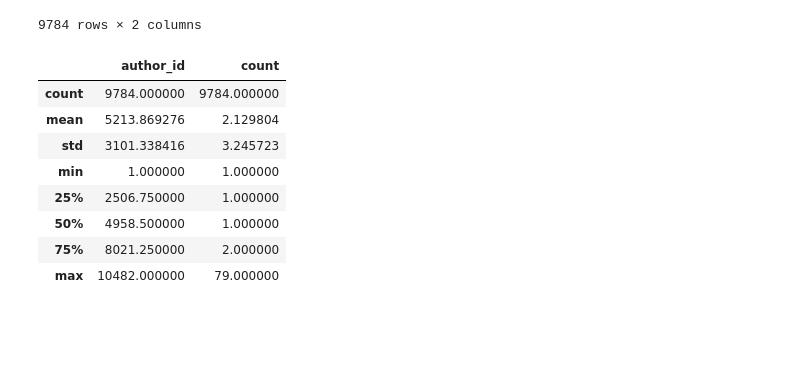
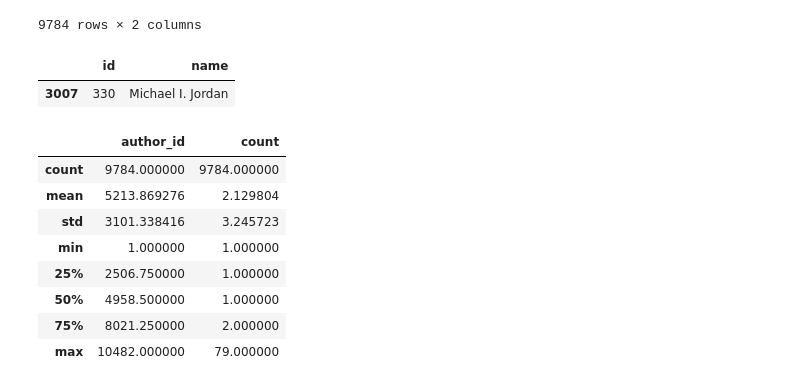
Before and after one commit to wwhite5/Springboard-Capstone-1-NLP, a Jupyter notebook: Notebooks/Data_Wrangling.ipynb, the cells around one changed output. Saved outputs shown, nothing was run; the diff lists cells and outputs as text; code cells hidden in the pictures; blank space fills up the shorter version.

```diff
--- a/Notebooks/Data_Wrangling.ipynb
+++ b/Notebooks/Data_Wrangling.ipynb
@@ -188,6 +188,11 @@ papers_per_auth
 | 9782 | 4221 | 1 |
 | 9783 | 10482 | 1 |
 9784 rows × 2 columns
+# %%
+authors.query('id == 330')
+# %% [output]
+|  | id | name |
+| 3007 | 330 | Michael I. Jordan |
 # %%
 papers_per_auth.describe(include='all')
 # %% [output]
```
Also changed, not shown: parts of 3 cells of this notebook, 1 other file.
